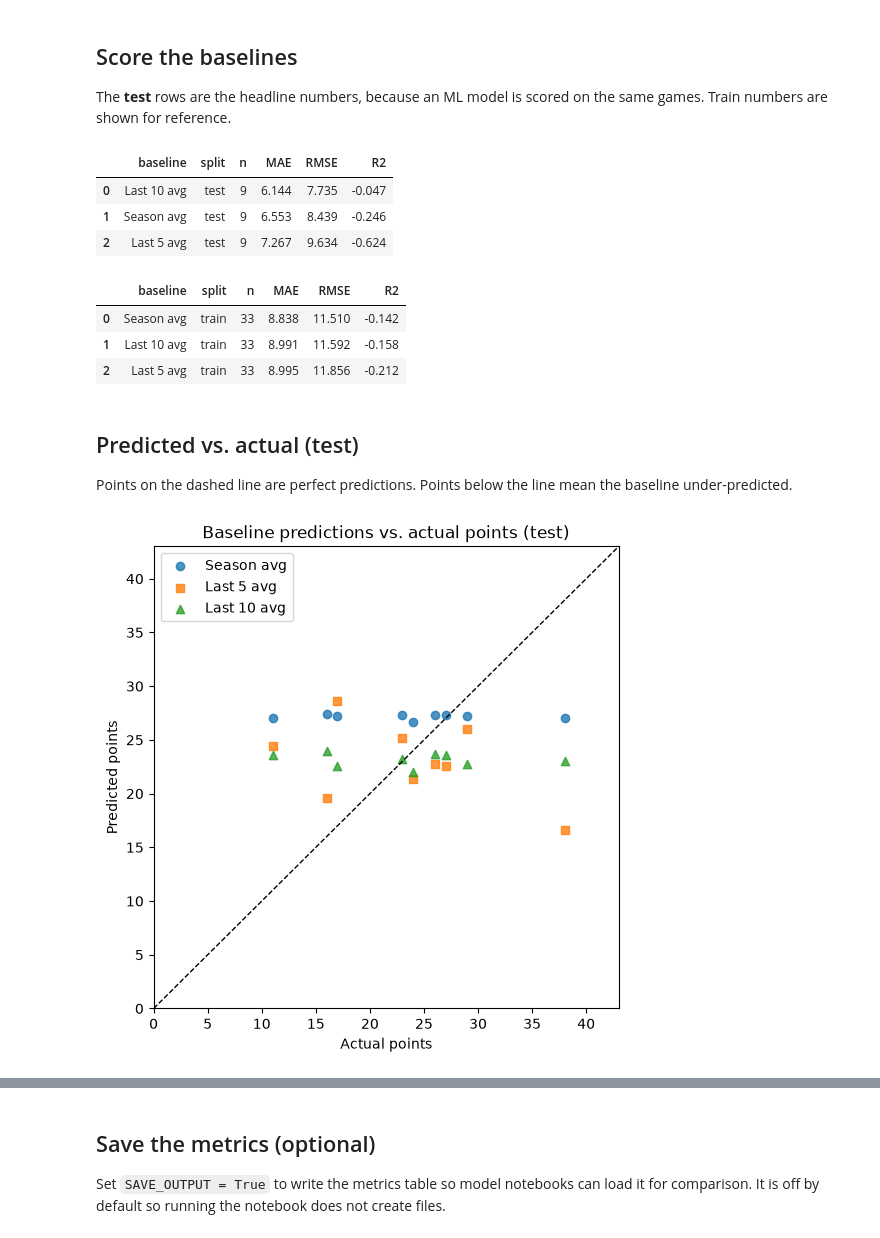
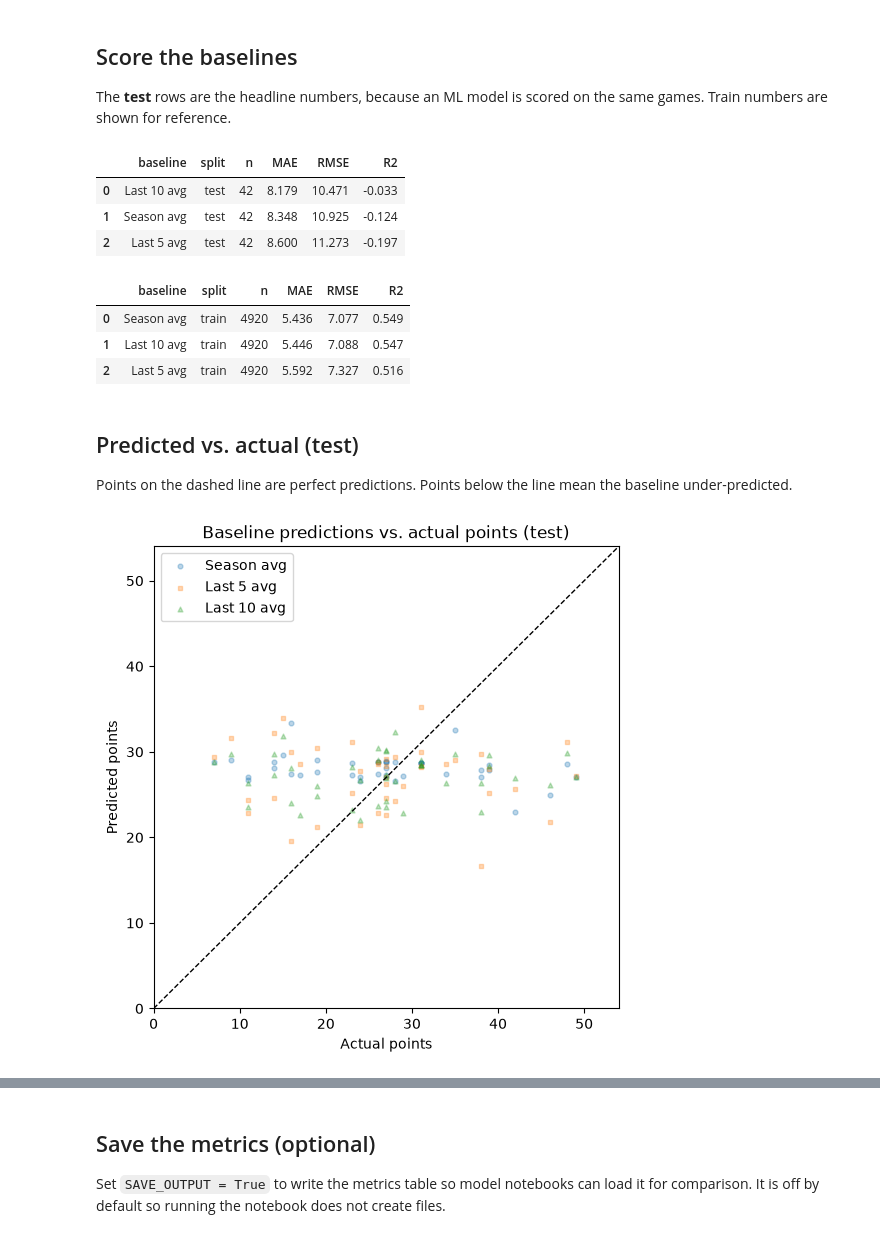
Before and after one commit to BrandonChang1/CPSC491-02Group8SportsBetting, a Jupyter notebook: ml/EDA/prediction_baseline.ipynb, the cells around one changed output, grey strips where cells are left out. Drawn from its saved outputs; the diff is of its cells as text; code cells hidden in the pictures.

```diff
--- a/ml/EDA/prediction_baseline.ipynb
+++ b/ml/EDA/prediction_baseline.ipynb
@@ -20,7 +20,7 @@ import pandas as pd
 from sklearn.metrics import mean_absolute_error, mean_squared_error, r2_score
 
 # Locate the CSV from the notebook's folder or any parent (repo root).
-DATA_RELATIVE_PATH = Path('data') / 'sample' / 'sample_player_game_logs_features.csv'
+DATA_RELATIVE_PATH = Path('data') / 'sample' / 'player_game_stats_sample_features.csv'
 DATA_PATH = next(
     (root / DATA_RELATIVE_PATH for root in (Path.cwd(), *Path.cwd().parents) if (root / DATA_RELATIVE_PATH).exists()),
     None,
@@ -93,16 +92,16 @@ results = pd.DataFrame(rows).round(3)
 results[results['split'] == 'test'].sort_values('MAE').reset_index(drop=True)
 # %% [output]
 |  | baseline | split | n | MAE | RMSE | R2 |
-| 0 | Last 10 avg | test | 9 | 6.144 | 7.735 | -0.047 |
-| 1 | Season avg | test | 9 | 6.553 | 8.439 | -0.246 |
-| 2 | Last 5 avg | test | 9 | 7.267 | 9.634 | -0.624 |
+| 0 | Last 10 avg | test | 42 | 8.179 | 10.471 | -0.033 |
+| 1 | Season avg | test | 42 | 8.348 | 10.925 | -0.124 |
+| 2 | Last 5 avg | test | 42 | 8.600 | 11.273 | -0.197 |
 # %%
 results[results['split'] == 'train'].sort_values('MAE').reset_index(drop=True)
 # %% [output]
 |  | baseline | split | n | MAE | RMSE | R2 |
-| 0 | Season avg | train | 33 | 8.838 | 11.510 | -0.142 |
-| 1 | Last 10 avg | train | 33 | 8.991 | 11.592 | -0.158 |
-| 2 | Last 5 avg | train | 33 | 8.995 | 11.856 | -0.212 |
+| 0 | Season avg | train | 4920 | 5.436 | 7.077 | 0.549 |
+| 1 | Last 10 avg | train | 4920 | 5.446 | 7.088 | 0.547 |
+| 2 | Last 5 avg | train | 4920 | 5.592 | 7.327 | 0.516 |
 # %% [markdown]
 ## Predicted vs. actual (test)
 
@@ -110,18 +109,18 @@ Points on the dashed line are perfect predictions. Points below the line mean th
 # %%
 test = scored[scored['split'] == 'test']
 
 fig, ax = plt.subplots(figsize=(6, 6))
 for (name, col), marker in zip(BASELINES.items(), ('o', 's', '^')):
-    ax.scatter(test[TARGET], test[col], label=name, marker=marker, alpha=0.8)
+    ax.scatter(test[TARGET], test[col], label=name, marker=marker, alpha=0.3, s=12)
 
 lims = [0, max(test[TARGET].max(), test[list(BASELINES.values())].max().max()) + 5]
 ax.plot(lims, lims, 'k--', linewidth=1)
 ax.set(xlim=lims, ylim=lims, xlabel='Actual points', ylabel='Predicted points',
        title='Baseline predictions vs. actual points (test)')
 ax.legend()
 plt.show()
 # %% [output]
-[figure, old version]
+[figure, new version]
 # %% [markdown]
 ## Notes
 
```
Also changed, not shown: parts of 4 cells of this notebook, 6 other files.
